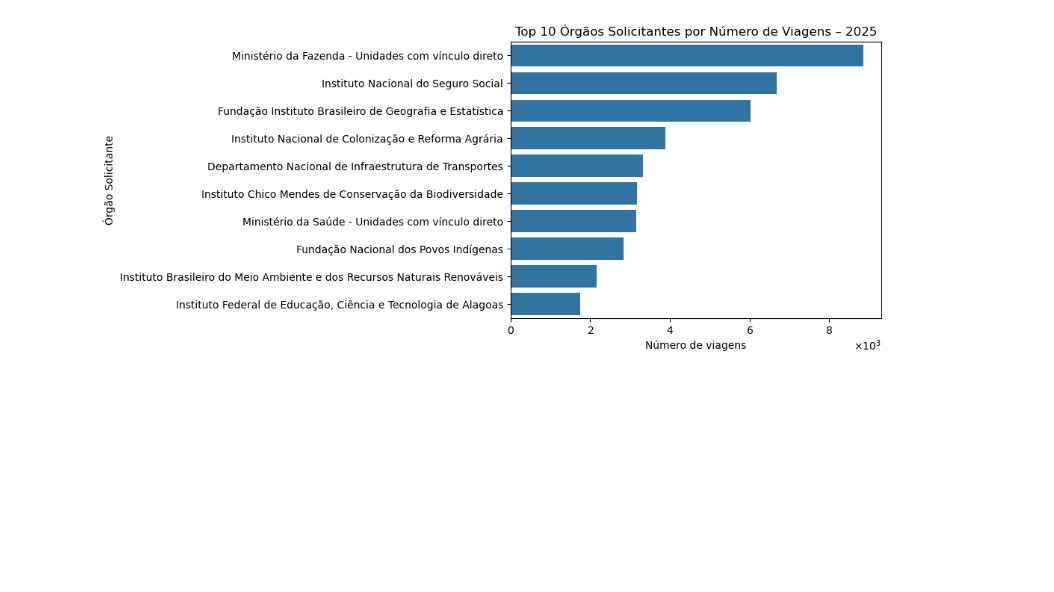
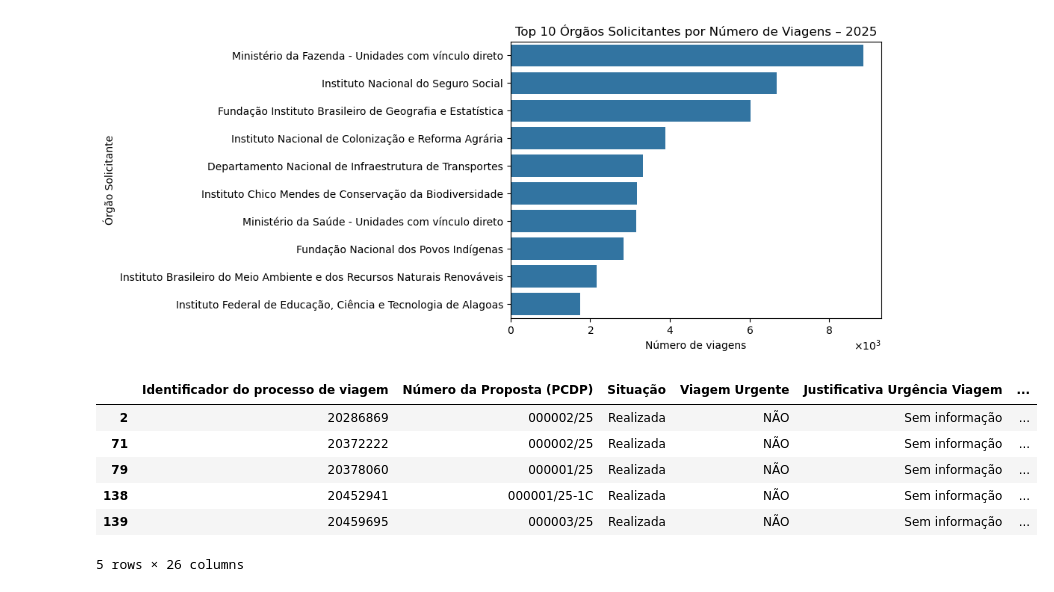
Before and after one commit to JuliaGabP/bi_gov_viagens, a Jupyter notebook: silver/analytcs.ipynb, the cells around one changed output. Saved outputs shown, nothing was run; the diff lists cells and outputs as text; code cells hidden in the pictures; blank space fills up the shorter version.

```diff
--- a/silver/analytcs.ipynb
+++ b/silver/analytcs.ipynb
@@ -335,6 +335,16 @@ plt.ylabel('Órgão Solicitante')
 plt.show()
 # %% [output]
 [figure]
+# %%
+df.head()
+# %% [output]
+|  | Identificador do processo de viagem | Número da Proposta (PCDP) | Situação | Viagem Urgente | Justificativa Urgência Viagem | ... |
+| 2 | 20286869 | 000002/25 | Realizada | NÃO | Sem informação | ... |
+| 71 | 20372222 | 000002/25 | Realizada | NÃO | Sem informação | ... |
+| 79 | 20378060 | 000001/25 | Realizada | NÃO | Sem informação | ... |
+| 138 | 20452941 | 000001/25-1C | Realizada | NÃO | Sem informação | ... |
+| 139 | 20459695 | 000003/25 | Realizada | NÃO | Sem informação | ... |
+5 rows × 26 columns
 # %%
 df.to_csv(
     "Viagens_2025_LIMPAS.csv",
```
Also changed, not shown: 1 other file.
